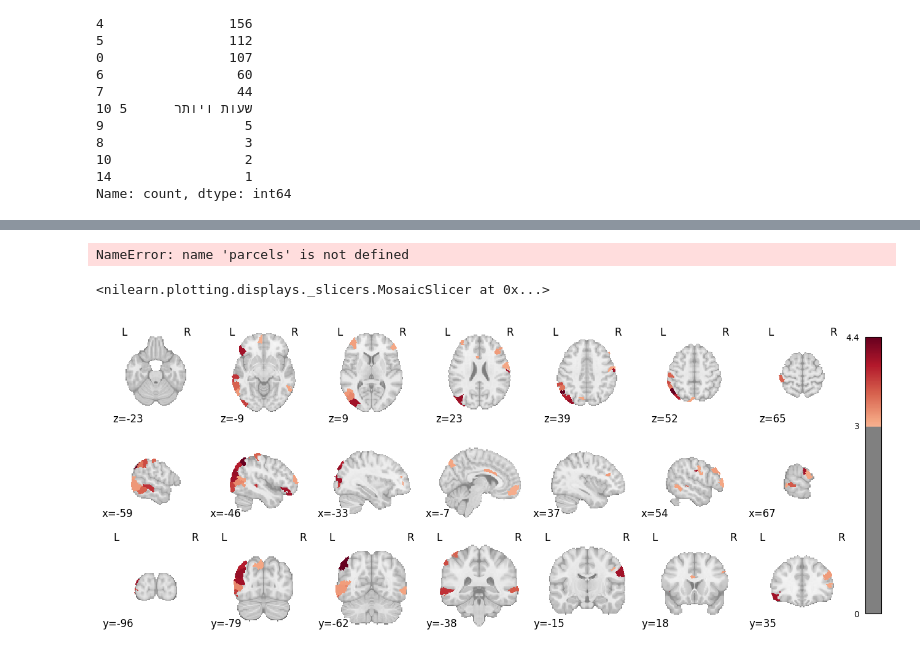
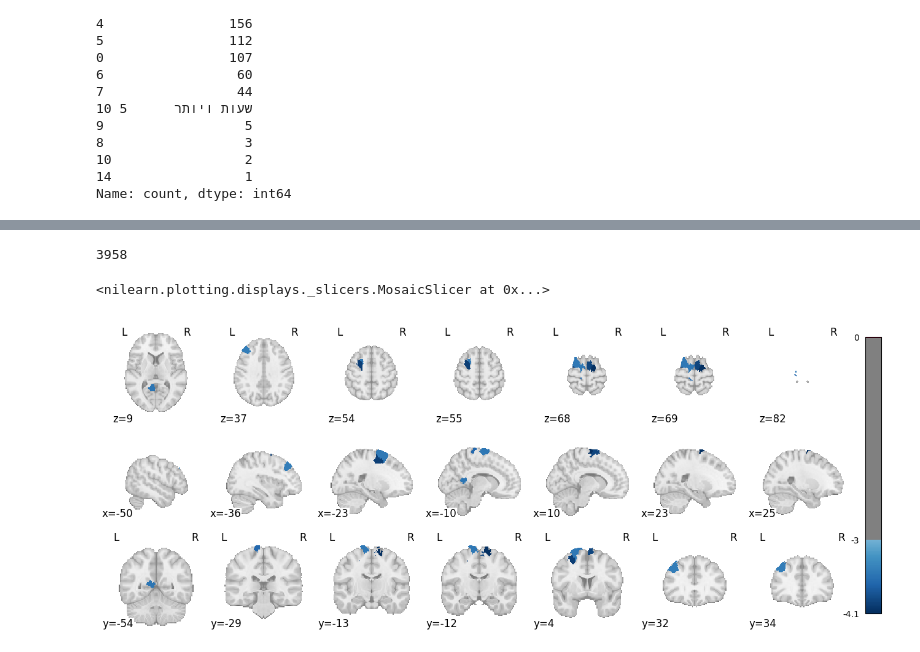
Before and after one commit to GalKepler/NeuroAlign, a Jupyter notebook: notebooks/bjj_temp.ipynb, the cells around one changed output, grey strips where cells are left out. Saved outputs shown, nothing was run; the diff lists cells and outputs as text; code cells hidden in the pictures.

```diff
--- a/notebooks/bjj_temp.ipynb
+++ b/notebooks/bjj_temp.ipynb
@@ -65,7 +81,22 @@ FeatureStore not found - run the pipeline first!
 # %%
-metric = "anatomical_gm"
+metric = "diffusion_DSIStudio_md"
 metric_long = store.load_long(metric)
+metadata = store.load_metadata()
+
+# metric_long = pd.read_parquet(OUTPUT_DIR / "long" / "diffusion" / "DSIStudio.parquet")
+# store.load_long?
 # %%
+
+columns_to_fill = ["Age@Scan", "Gender", "Study", "Group"]
+
+# fill missing columns in metric_long from metadata
+metric_long = metric_long.merge(
+    metadata[["subject_code", "session_id"] + columns_to_fill],
+    on=["subject_code", "session_id"],
+    how="left",
+)
+
 metric_long["subject_code"].nunique()
+
 # metric_long = metric_long[metric_long["param"] == "md"]
 # %% [output]
@@ -176,3 +203,7 @@ Learner subjects: 136
+# %%
+metric_long["session_id"].nunique()
+# %% [output]
+3958
 # %%
 atlas_name = "4S456Parcels"
 parcels_tsv = get_path("CAT12_ATLAS_ROOT") / f"atlas-{atlas_name}" / f"atlas-{atlas_name}_dseg.tsv"
@@ -296,38 +327,36 @@ for i, row in tqdm(parcels.iterrows(), total=parcels.shape[0]):
 
 notna_rois = long_stats["p"].notna()
 long_stats.loc[notna_rois, "p_fdr"] = multipletests(long_stats.loc[notna_rois, "p"], method="fdr_bh")[1]
-# %% [output]
-NameError: name 'parcels' is not defined
 # %%
 from nilearn.plotting import plot_stat_map,plot_glass_brain, plot_surf_stat_map, view_img_on_surf, plot_surf_contours
 import nibabel as nib
 import numpy as np
 # t visualization
 atlas_img = nib.load(parcels_image_path)
 # replace atlas data with t-values
 atlas_data = atlas_img.get_fdata()
 t_map_data = np.zeros(atlas_data.shape)
 
-for i, row in long_stats.iterrows():
+for i, row in cs_stats.iterrows():
     label = row["index"]
     t_value = row["t"]
     p_value = row["p_fdr"]
     if p_value >= 0.05:
         continue
     t_map_data[atlas_data == label] = t_value
     # break
 
 t_map_img = nib.Nifti1Image(t_map_data, atlas_img.affine, atlas_img.header)
 plot_stat_map(
     t_map_img,
     # surf_mesh="fsaverage",
     # hemi="left",
     # title="BJJ Athletes vs Naive - t-values",
     colorbar=True,
     threshold=3.0,
     display_mode="mosaic",
     # cut_coords=list(range(0, 51, 10)),
 )
 # %% [output]
 <nilearn.plotting.displays._slicers.MosaicSlicer at 0x...>
-[figure, old version]
+[figure, new version]
```
Also changed, not shown: parts of 5 cells of this notebook, 6 other files.
